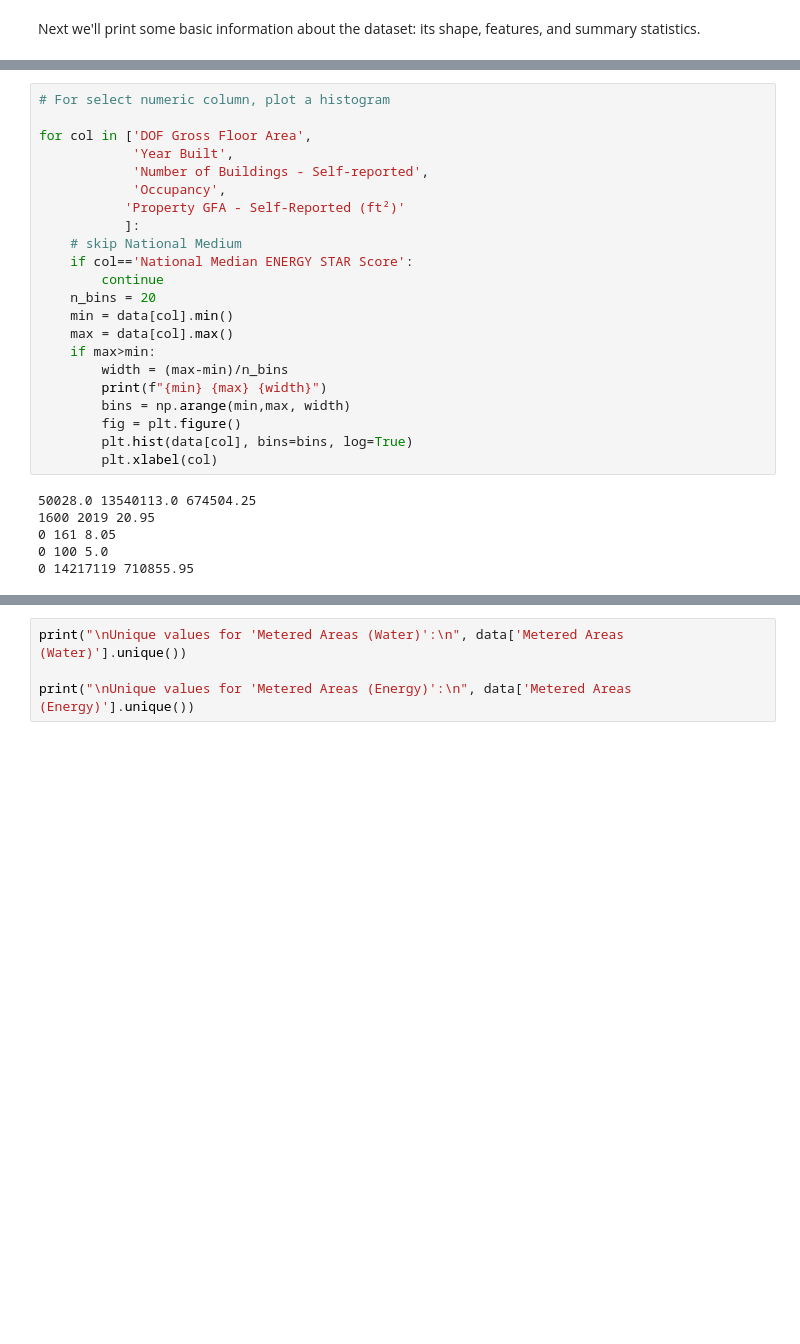
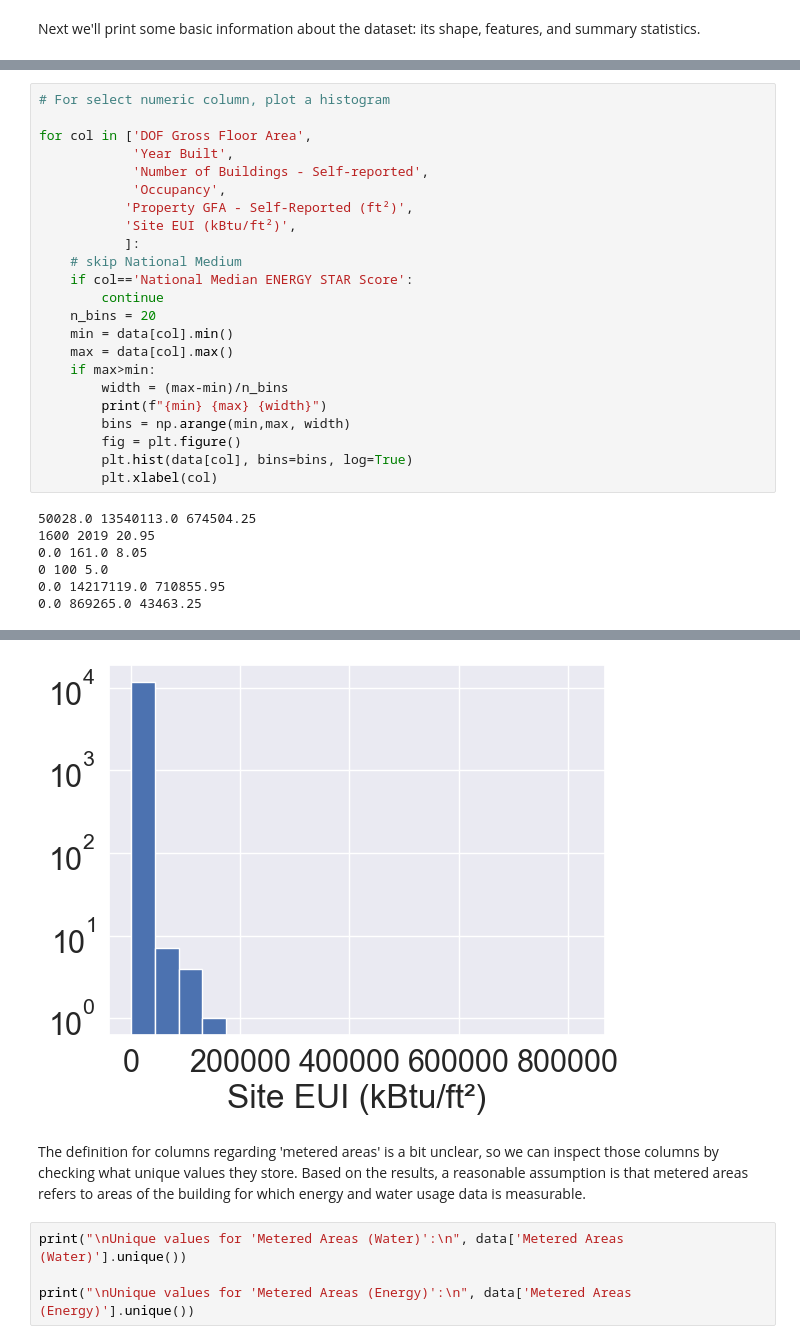
Before and after one commit to zkhechadoorian/NYC-LL84-Benchmarking, a Jupyter notebook: notebooks/0_eda.ipynb, the cells around one changed output, grey strips where cells are left out. Cells and saved outputs as stored; diff of their text form; blank space fills up the shorter version.

```diff
--- a/notebooks/0_eda.ipynb
+++ b/notebooks/0_eda.ipynb
@@ -92,36 +109,41 @@ Non-numeric Columns: Index(['Property Name', 'Parent Property Id', 'Parent Prope
 # %%
 # For select numeric column, plot a histogram
 
 for col in ['DOF Gross Floor Area',
             'Year Built',
             'Number of Buildings - Self-reported',
             'Occupancy',
-           'Property GFA - Self-Reported (ft²)'
+           'Property GFA - Self-Reported (ft²)',
+           'Site EUI (kBtu/ft²)',
            ]:
     # skip National Medium
     if col=='National Median ENERGY STAR Score':
         continue
     n_bins = 20
     min = data[col].min()
     max = data[col].max()
     if max>min:
         width = (max-min)/n_bins
         print(f"{min} {max} {width}")
         bins = np.arange(min,max, width)
         fig = plt.figure()
         plt.hist(data[col], bins=bins, log=True)
         plt.xlabel(col)
 # %% [output]
 50028.0 13540113.0 674504.25
 1600 2019 20.95
-0 161 8.05
+0.0 161.0 8.05
 0 100 5.0
-0 14217119 710855.95
+0.0 14217119.0 710855.95
+0.0 869265.0 43463.25
 [figure]
 [figure]
 [figure]
 [figure]
 [figure]
+[figure, added]
+# %% [markdown]
+The definition for columns regarding 'metered areas' is a bit unclear, so we can inspect those columns by checking what unique values they store. Based on the results, a reasonable assumption is that metered areas refers to areas of the building for which energy and water usage data is measurable.
 # %%
 print("\nUnique values for 'Metered Areas (Water)':\n", data['Metered Areas  (Water)'].unique())
 
```
Also changed, not shown: parts of 12 cells of this notebook.
